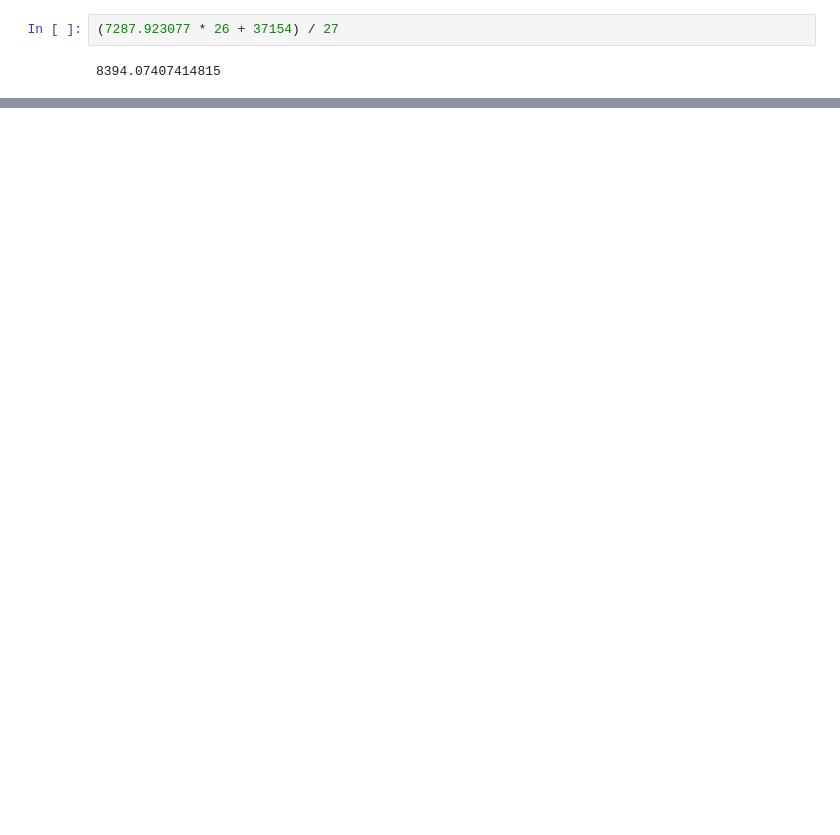
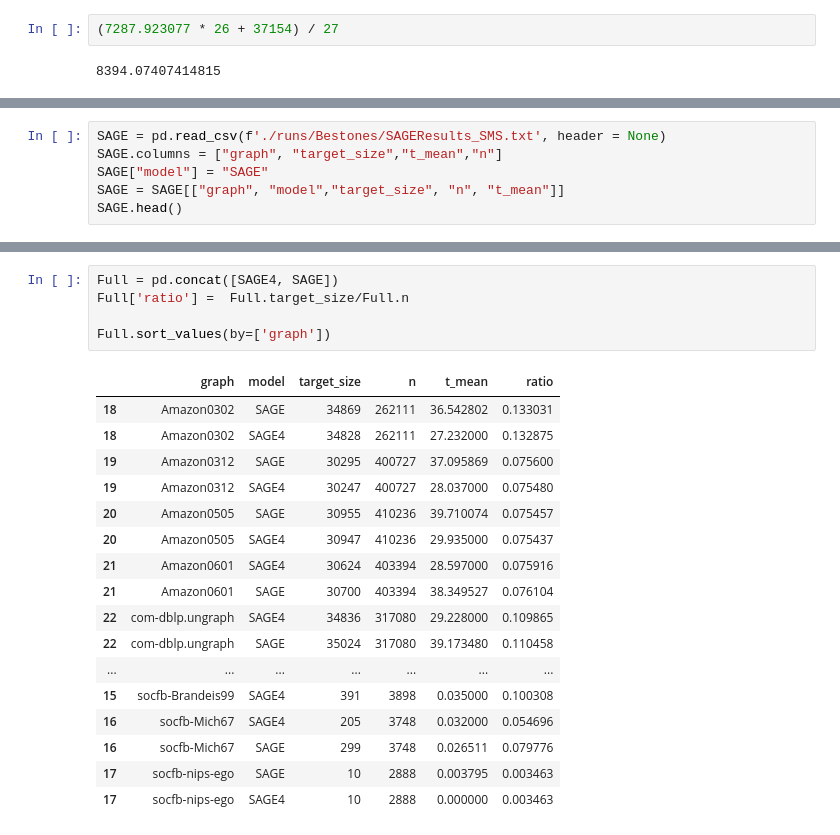
Before and after one commit to Jairo22EnriqueTec/GNN-BRKGA, a Jupyter notebook: Models/UsosMultiples.ipynb, the cells around one changed output, grey strips where cells are left out. Cells and saved outputs as stored; diff of their text form; blank space fills up the shorter version.

```diff
--- a/Models/UsosMultiples.ipynb
+++ b/Models/UsosMultiples.ipynb
@@ -646,0 +662,6 @@ Results.sort_values(by = 'Val')#.query("layer == 'SAGE'")
+# %%
+SAGE = pd.read_csv(f'./runs/Bestones/SAGEResults_SMS.txt', header = None)
+SAGE.columns = ["graph", "target_size","t_mean","n"]
+SAGE["model"] = "SAGE"
+SAGE = SAGE[["graph", "model","target_size", "n", "t_mean"]]
+SAGE.head()
@@ -646,0 +695,23 @@ Results.sort_values(by = 'Val')#.query("layer == 'SAGE'")
+# %%
+Full = pd.concat([SAGE4, SAGE])
+Full['ratio'] =  Full.target_size/Full.n
+
+Full.sort_values(by=['graph'])
+# %% [output]
+|  | graph | model | target_size | n | t_mean | ratio |
+| 18 | Amazon0302 | SAGE | 34869 | 262111 | 36.542802 | 0.133031 |
+| 18 | Amazon0302 | SAGE4 | 34828 | 262111 | 27.232000 | 0.132875 |
+| 19 | Amazon0312 | SAGE | 30295 | 400727 | 37.095869 | 0.075600 |
+| 19 | Amazon0312 | SAGE4 | 30247 | 400727 | 28.037000 | 0.075480 |
+| 20 | Amazon0505 | SAGE | 30955 | 410236 | 39.710074 | 0.075457 |
+| 20 | Amazon0505 | SAGE4 | 30947 | 410236 | 29.935000 | 0.075437 |
+| 21 | Amazon0601 | SAGE4 | 30624 | 403394 | 28.597000 | 0.075916 |
+| 21 | Amazon0601 | SAGE | 30700 | 403394 | 38.349527 | 0.076104 |
+| 22 | com-dblp.ungraph | SAGE4 | 34836 | 317080 | 29.228000 | 0.109865 |
+| 22 | com-dblp.ungraph | SAGE | 35024 | 317080 | 39.173480 | 0.110458 |
+| ... | ... | ... | ... | ... | ... | ... |
+| 15 | socfb-Brandeis99 | SAGE4 | 391 | 3898 | 0.035000 | 0.100308 |
+| 16 | socfb-Mich67 | SAGE4 | 205 | 3748 | 0.032000 | 0.054696 |
+| 16 | socfb-Mich67 | SAGE | 299 | 3748 | 0.026511 | 0.079776 |
+| 17 | socfb-nips-ego | SAGE | 10 | 2888 | 0.003795 | 0.003463 |
+| 17 | socfb-nips-ego | SAGE4 | 10 | 2888 | 0.000000 | 0.003463 |
```
Also changed, not shown: parts of 11 cells of this notebook, 2 other files.
